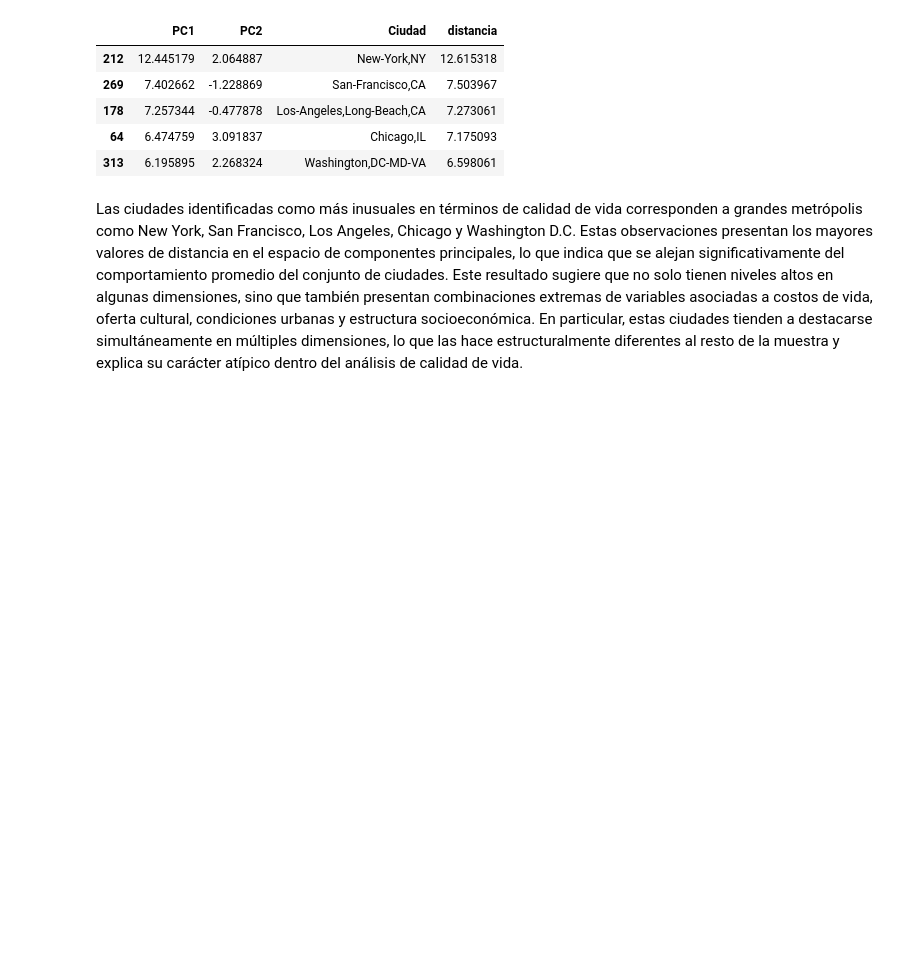
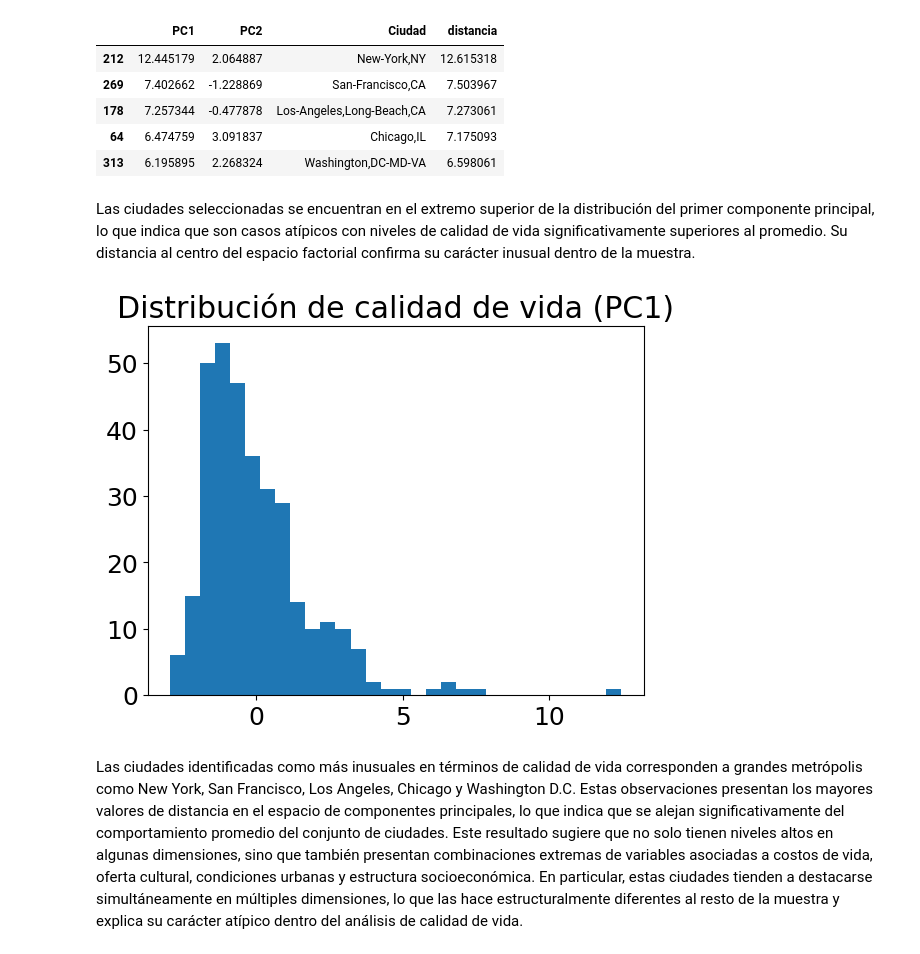
Before and after one commit to Laurarivera34/Taller1-Reduccion-Dimension, a Jupyter notebook: Copia_de_S1_LC_Taller_PCA.ipynb, the cells around one changed output. Saved outputs shown, nothing was run; the diff lists cells and outputs as text; code cells hidden in the pictures; blank space fills up the shorter version.

```diff
--- a/Copia_de_S1_LC_Taller_PCA.ipynb
+++ b/Copia_de_S1_LC_Taller_PCA.ipynb
@@ -377,5 +379,15 @@ top5
 | 178 | 7.257344 | -0.477878 | Los-Angeles,Long-Beach,CA | 7.273061 |
 | 64 | 6.474759 | 3.091837 | Chicago,IL | 7.175093 |
 | 313 | 6.195895 | 2.268324 | Washington,DC-MD-VA | 6.598061 |
+# %% [markdown]
+Las ciudades seleccionadas se encuentran en el extremo superior de la distribución del primer componente principal, lo que indica que son casos atípicos con niveles de calidad de vida significativamente superiores al promedio. Su distancia al centro del espacio factorial confirma su carácter inusual dentro de la muestra.
+# %%
+import matplotlib.pyplot as plt
+
+plt.hist(df_pca['PC1'], bins=30)
+plt.title("Distribución de calidad de vida (PC1)")
+plt.show()
+# %% [output]
+[figure, added]
 # %% [markdown]
 Las ciudades identificadas como más inusuales en términos de calidad de vida corresponden a grandes metrópolis como New York, San Francisco, Los Angeles, Chicago y Washington D.C. Estas observaciones presentan los mayores valores de distancia en el espacio de componentes principales, lo que indica que se alejan significativamente del comportamiento promedio del conjunto de ciudades. Este resultado sugiere que no solo tienen niveles altos en algunas dimensiones, sino que también presentan combinaciones extremas de variables asociadas a costos de vida, oferta cultural, condiciones urbanas y estructura socioeconómica. En particular, estas ciudades tienden a destacarse simultáneamente en múltiples dimensiones, lo que las hace estructuralmente diferentes al resto de la muestra y explica su carácter atípico dentro del análisis de calidad de vida.
```
Also changed, not shown: parts of 3 cells of this notebook.
